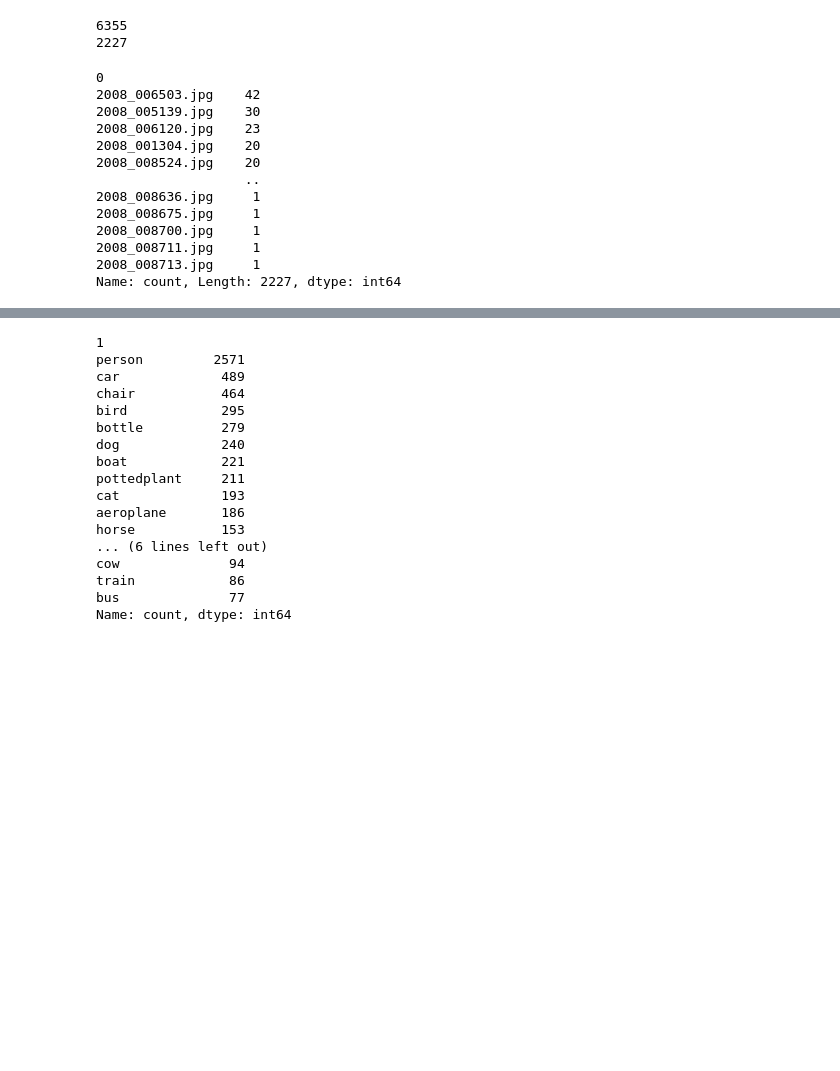
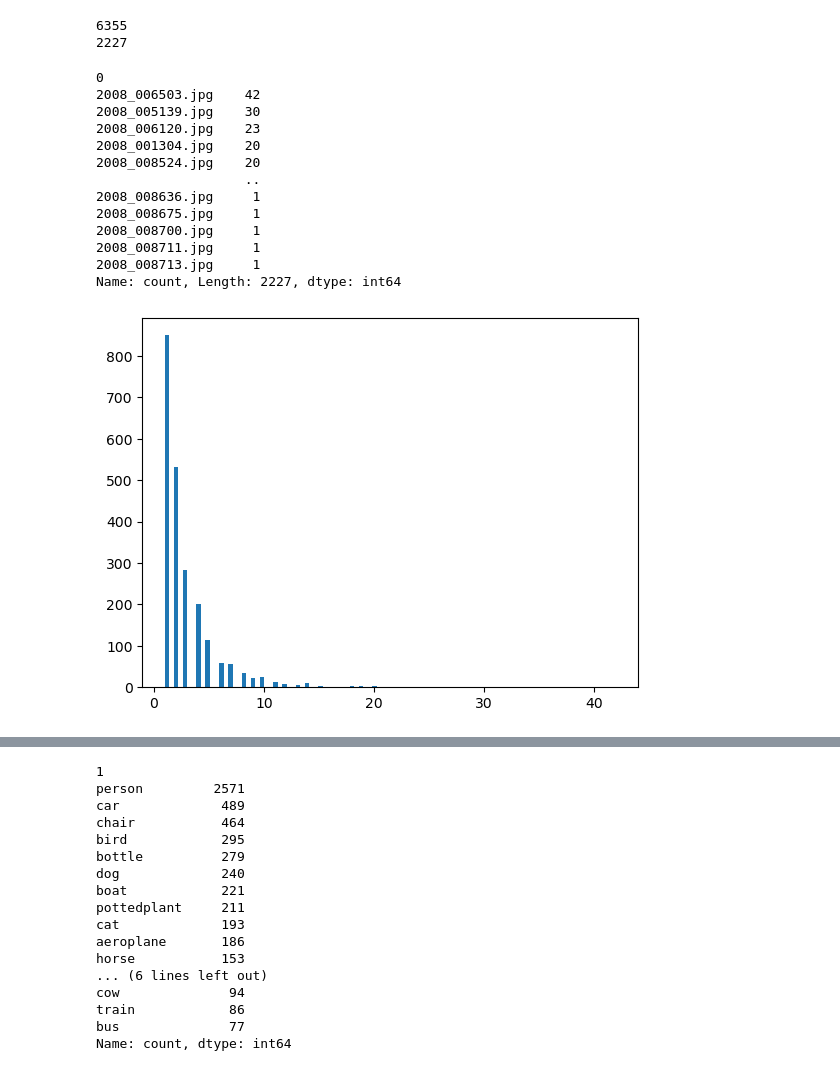
Before and after one commit to vittoriocasula/DL-Project, a Jupyter notebook: EDA/statistics_data.ipynb, the cells around one changed output, grey strips where cells are left out. Saved outputs shown, nothing was run; the diff lists cells and outputs as text; code cells hidden in the pictures; blank space fills up the shorter version.

```diff
--- a/EDA/statistics_data.ipynb
+++ b/EDA/statistics_data.ipynb
@@ -184,19 +184,23 @@ print(len(df_val[0].unique()))
 # %% [output]
 6355
 2227
-# %%
-print(df_val[0].value_counts())
-# %% [output]
-0
-2008_006503.jpg    42
-2008_005139.jpg    30
-2008_006120.jpg    23
-2008_001304.jpg    20
-2008_008524.jpg    20
-                   ..
-2008_008636.jpg     1
-2008_008675.jpg     1
-2008_008700.jpg     1
-2008_008711.jpg     1
-2008_008713.jpg     1
-Name: count, Length: 2227, dtype: int64
+# %%
+print(df_val[0].value_counts())
+import matplotlib.pyplot as plt
+
+_ = plt.hist(df_val[0].value_counts(), bins=100)
+# %% [output]
+0
+2008_006503.jpg    42
+2008_005139.jpg    30
+2008_006120.jpg    23
+2008_001304.jpg    20
+2008_008524.jpg    20
+                   ..
+2008_008636.jpg     1
+2008_008675.jpg     1
+2008_008700.jpg     1
+2008_008711.jpg     1
+2008_008713.jpg     1
+Name: count, Length: 2227, dtype: int64
+[figure, added]
```
Also changed, not shown: parts of 1 cell of this notebook, 15 other files.
